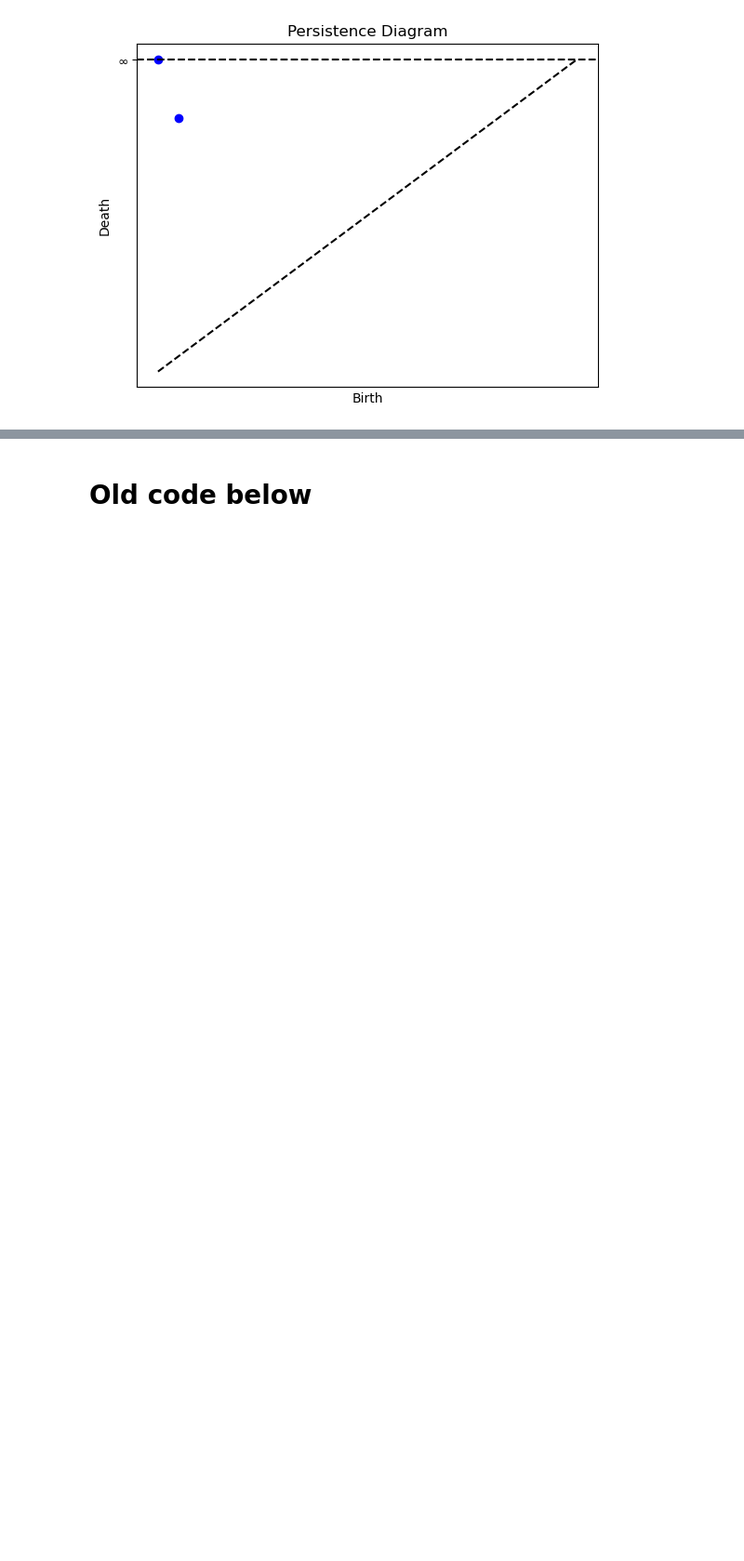
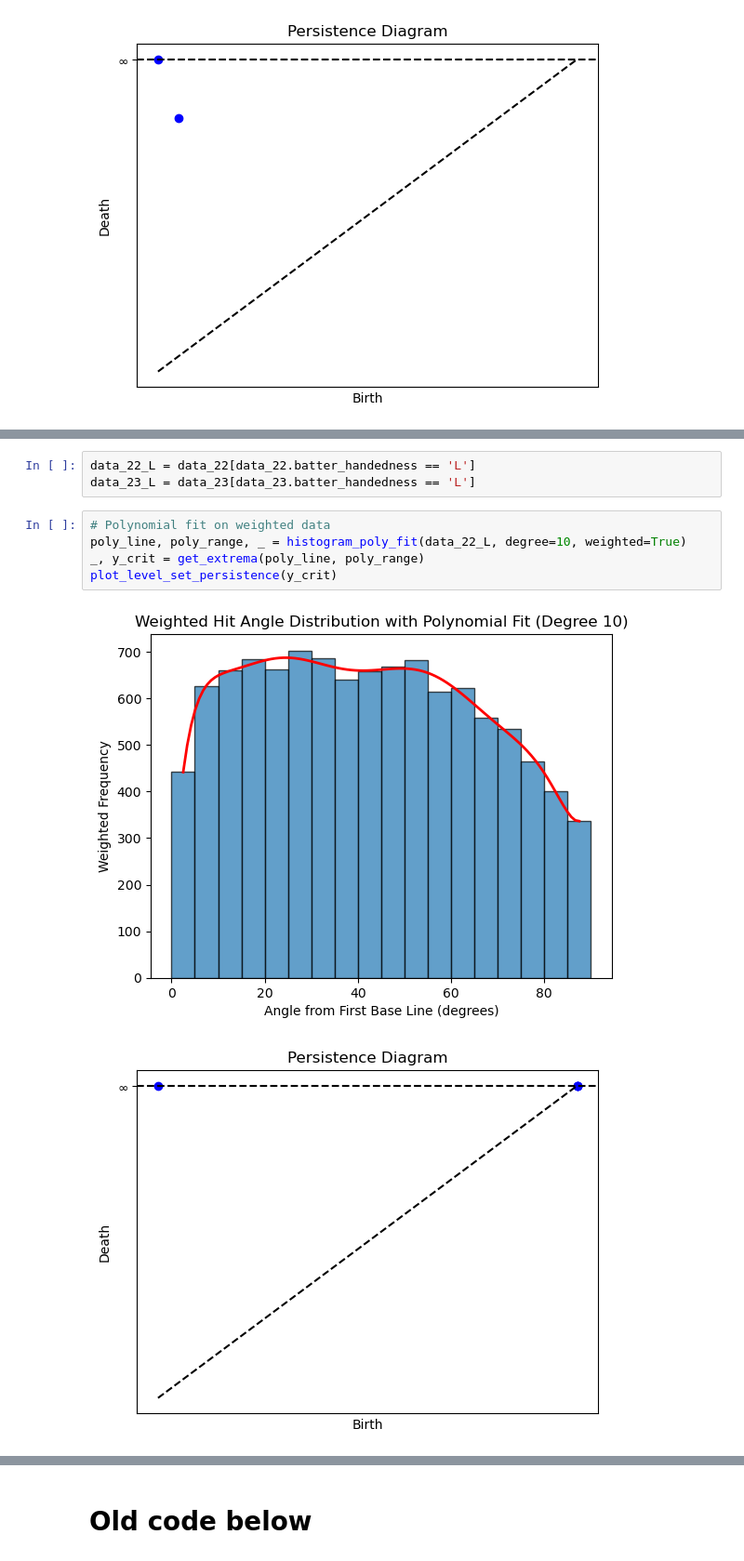
Before and after one commit to charlieh20/baseball-shift-tda, a Jupyter notebook: tda_base.ipynb, the cells around one changed output, grey strips where cells are left out. Shown at 93% size. Drawn from its saved outputs; the diff is of its cells as text; blank space fills up the shorter version.

```diff
--- a/tda_base.ipynb
+++ b/tda_base.ipynb
@@ -239,0 +271,11 @@ plot_level_set_persistence(y_crit)
+# %%
+data_22_L = data_22[data_22.batter_handedness == 'L']
+data_23_L = data_23[data_23.batter_handedness == 'L']
+# %%
+# Polynomial fit on weighted data
+poly_line, poly_range, _ = histogram_poly_fit(data_22_L, degree=10, weighted=True)
+_, y_crit = get_extrema(poly_line, poly_range)
+plot_level_set_persistence(y_crit)
+# %% [output]
+[figure, added]
+[figure, added]
```
Also changed, not shown: parts of 8 cells of this notebook, 5 other files.
